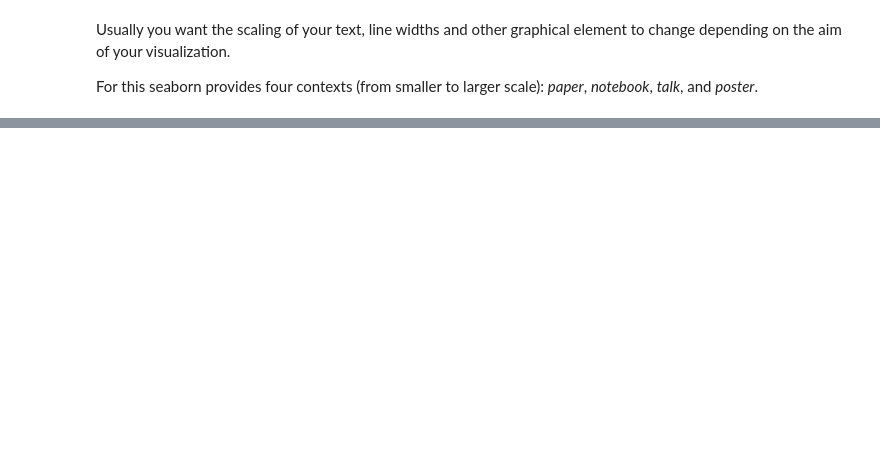
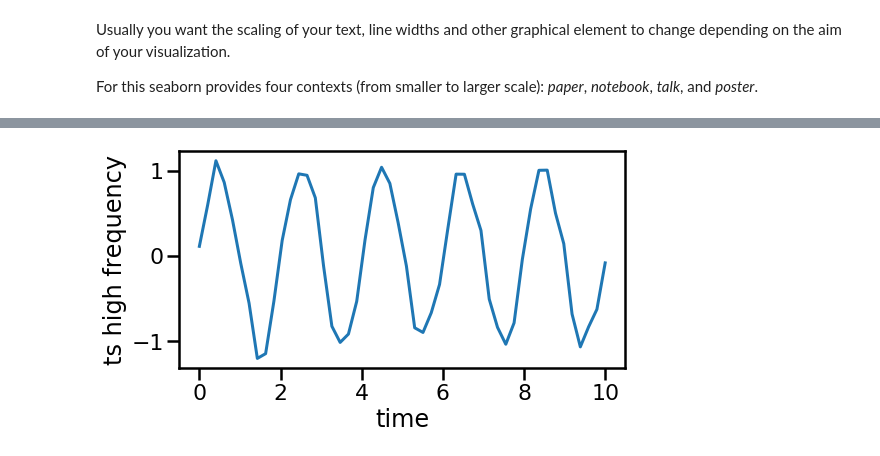
Before and after one commit to arnaumanasanch/neuropy_crashcourse, a Jupyter notebook: visualization.ipynb, the cells around one changed output, grey strips where cells are left out. Drawn from its saved outputs; the diff is of its cells as text; code cells hidden in the pictures; blank space fills up the shorter version.

```diff
--- a/visualization.ipynb
+++ b/visualization.ipynb
@@ -408,0 +438,6 @@ plt.xlabel('time [s]');
+# %%
+import pandas as pd
+
+dataset = pd.DataFrame({'time': time, 'ts high frequency': ts_highfr, 'ts low frequency': ts_lowfr})
+
+dataset.head(5)
@@ -408,0 +451,5 @@ plt.xlabel('time [s]');
+# %%
+fig, ax = plt.subplots(figsize=[8, 4])
+g = sns.lineplot(data=dataset, x="time", y="ts high frequency", ax=ax)
+# %% [output]
+[figure, added]
```
Also changed, not shown: parts of 49 cells of this notebook.
